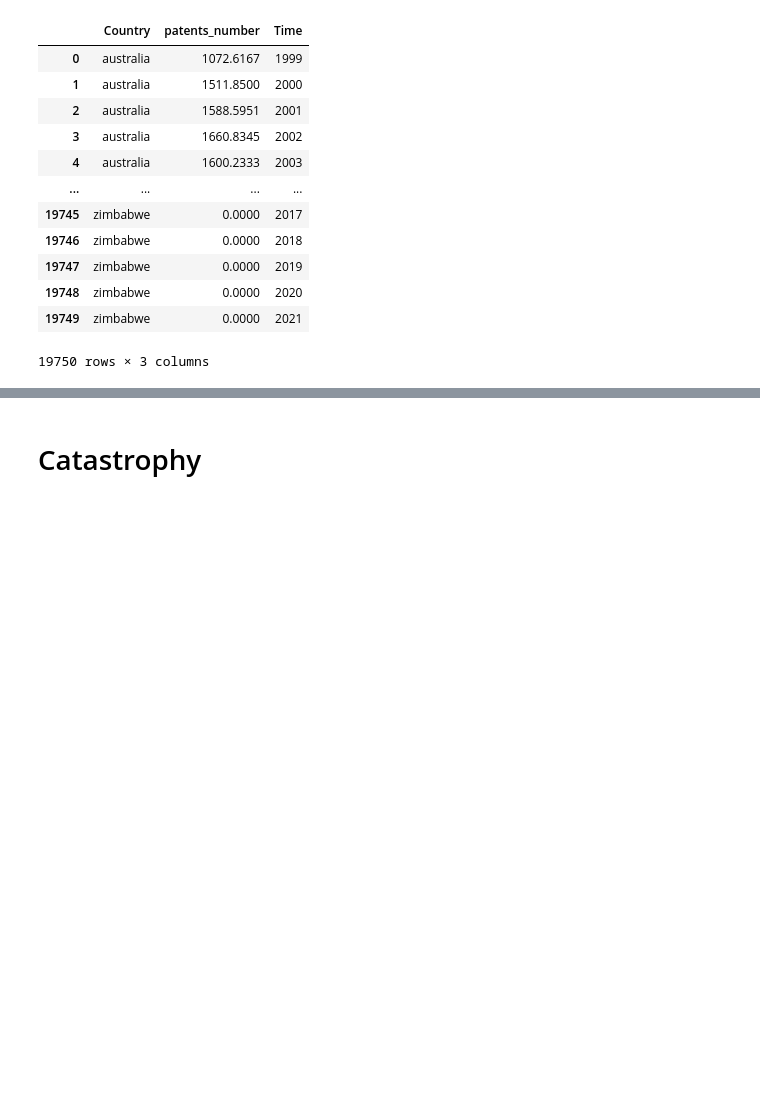
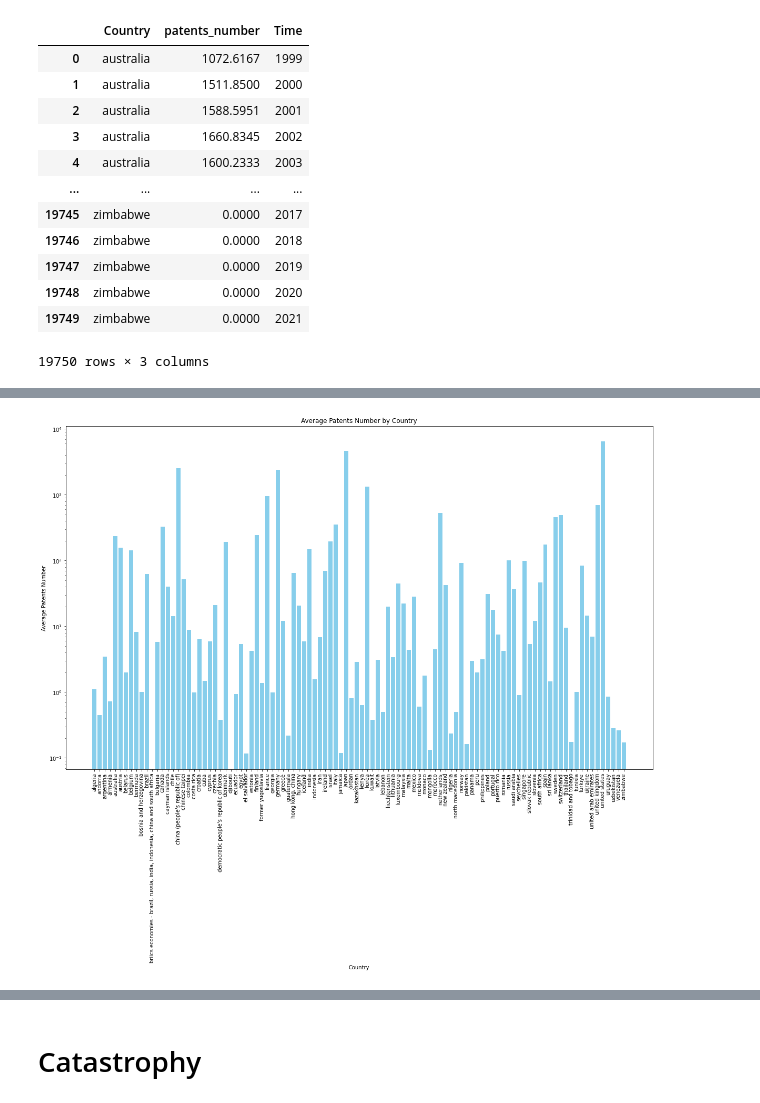
Before and after one commit to igordall/green-patents, a Jupyter notebook: Elephant_V2.ipynb, the cells around one changed output, grey strips where cells are left out. Cells and saved outputs as stored; diff of their text form; code cells hidden in the pictures; blank space fills up the shorter version.

```diff
--- a/Elephant_V2.ipynb
+++ b/Elephant_V2.ipynb
@@ -129,0 +149,7 @@ patents
+# %%
+countries_with_zero_patents = patents.groupby('Country')['patents_number'].sum() == 0
+
+# Extract the countries with zero patents for every year
+countries_with_zero_patents = countries_with_zero_patents[countries_with_zero_patents].index.tolist()
+
+print("Countries with always 0 patents: ", countries_with_zero_patents)
@@ -129,0 +158,3 @@ patents
+# %%
+# remove countries having always 0 patents
+patents = patents[~patents['Country'].isin(countries_with_zero_patents)]
@@ -129,0 +177,19 @@ patents
+# %%
+avg_patents_by_country = patents.groupby('Country')['patents_number'].mean().reset_index().dropna()
+
+# Increase the figure size
+plt.figure(figsize=(20, 12))
+
+# Plot bar chart
+plt.bar(avg_patents_by_country['Country'], avg_patents_by_country['patents_number'], color='skyblue')
+
+plt.yscale('log')
+# Set x-axis labels rotation
+plt.xticks(rotation=90)
+
+plt.title('Average Patents Number by Country')
+plt.xlabel('Country')
+plt.ylabel('Average Patents Number')
+plt.show()
+# %% [output]
+[figure, added]
```
Also changed, not shown: parts of 8 cells of this notebook.
